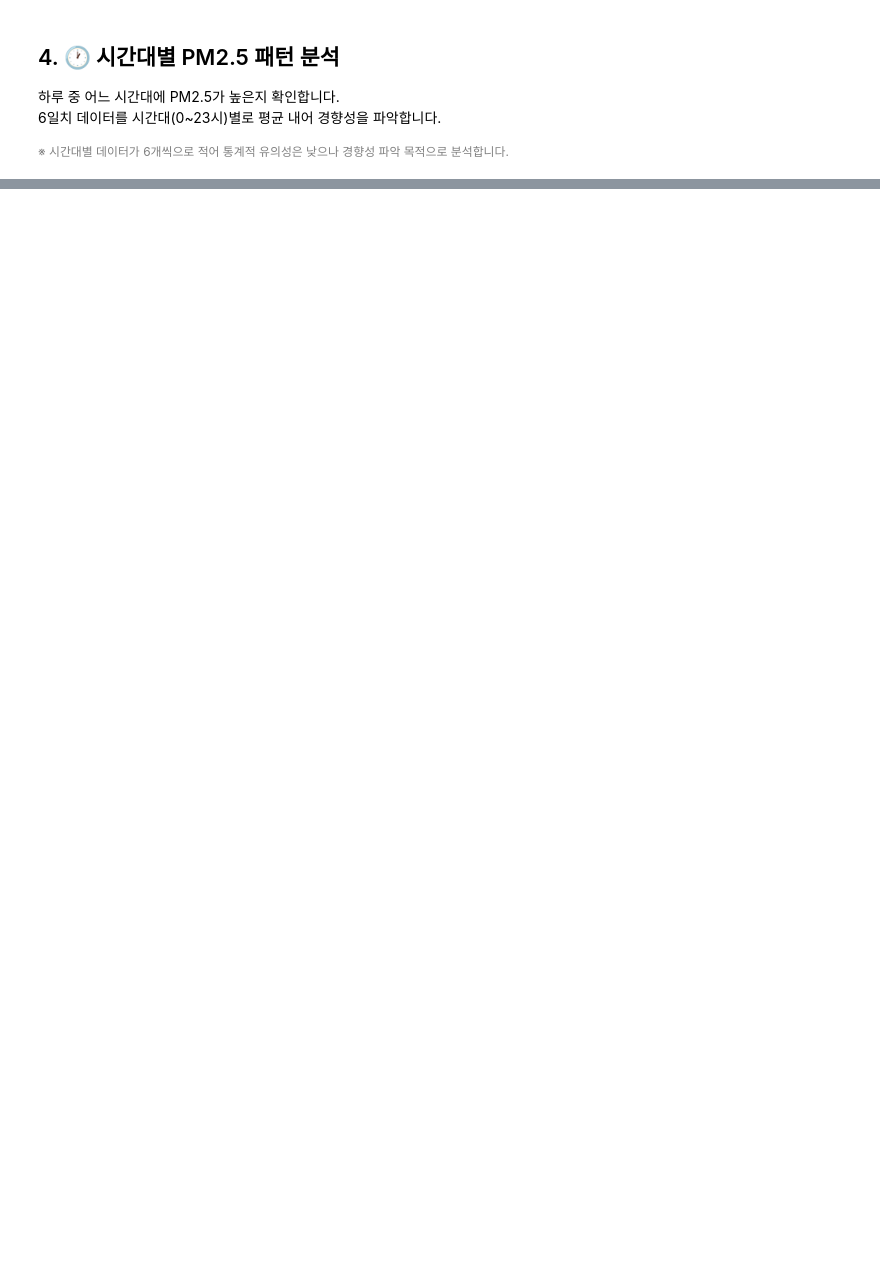
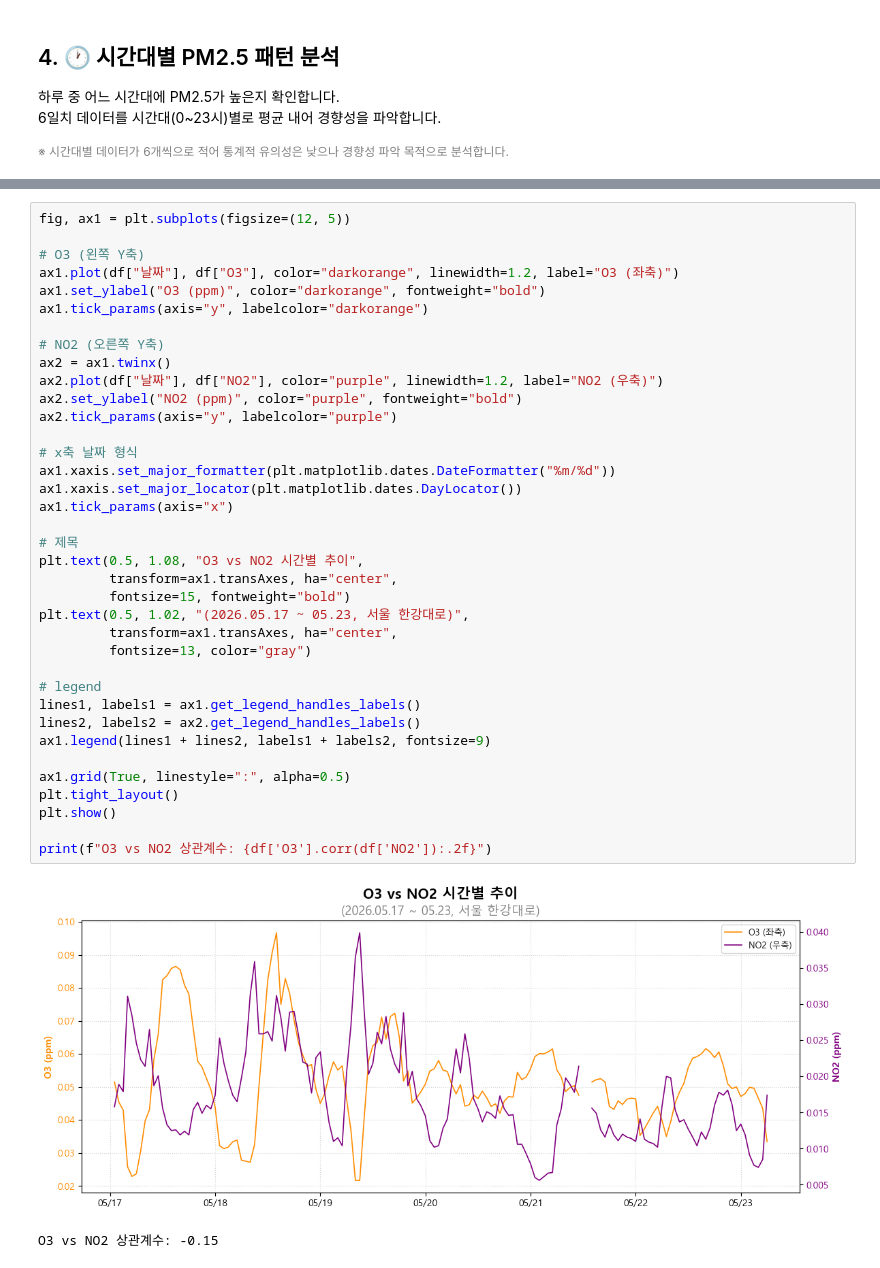
Before and after one commit to Jenny5789/dev-logs, a Jupyter notebook: air-analysis/air_analysis.ipynb, the cells around one changed output, grey strips where cells are left out. Saved outputs shown, nothing was run; the diff lists cells and outputs as text; blank space fills up the shorter version.

```diff
--- a/air-analysis/air_analysis.ipynb
+++ b/air-analysis/air_analysis.ipynb
@@ -345,0 +399,40 @@ print(f"가장 낮은 시간대: {hourly.idxmin()}시 ({hourly.min():.1f} ug/m3)
+# %%
+fig, ax1 = plt.subplots(figsize=(12, 5))
+
+# O3 (왼쪽 Y축)
+ax1.plot(df["날짜"], df["O3"], color="darkorange", linewidth=1.2, label="O3 (좌축)")
+ax1.set_ylabel("O3 (ppm)", color="darkorange", fontweight="bold")
+ax1.tick_params(axis="y", labelcolor="darkorange")
+
+# NO2 (오른쪽 Y축)
+ax2 = ax1.twinx()
+ax2.plot(df["날짜"], df["NO2"], color="purple", linewidth=1.2, label="NO2 (우축)")
+ax2.set_ylabel("NO2 (ppm)", color="purple", fontweight="bold")
+ax2.tick_params(axis="y", labelcolor="purple")
+
+# x축 날짜 형식
+ax1.xaxis.set_major_formatter(plt.matplotlib.dates.DateFormatter("%m/%d"))
+ax1.xaxis.set_major_locator(plt.matplotlib.dates.DayLocator())
+ax1.tick_params(axis="x")
+
+# 제목
+plt.text(0.5, 1.08, "O3 vs NO2 시간별 추이",
+         transform=ax1.transAxes, ha="center",
+         fontsize=15, fontweight="bold")
+plt.text(0.5, 1.02, "(2026.05.17 ~ 05.23, 서울 한강대로)",
+         transform=ax1.transAxes, ha="center",
+         fontsize=13, color="gray")
+
+# legend
+lines1, labels1 = ax1.get_legend_handles_labels()
+lines2, labels2 = ax2.get_legend_handles_labels()
+ax1.legend(lines1 + lines2, labels1 + labels2, fontsize=9)
+
+ax1.grid(True, linestyle=":", alpha=0.5)
+plt.tight_layout()
+plt.show()
+
+print(f"O3 vs NO2 상관계수: {df['O3'].corr(df['NO2']):.2f}")
+# %% [output]
+[figure, added]
+O3 vs NO2 상관계수: -0.15
```
Also changed, not shown: parts of 16 cells of this notebook, 6 other files.
